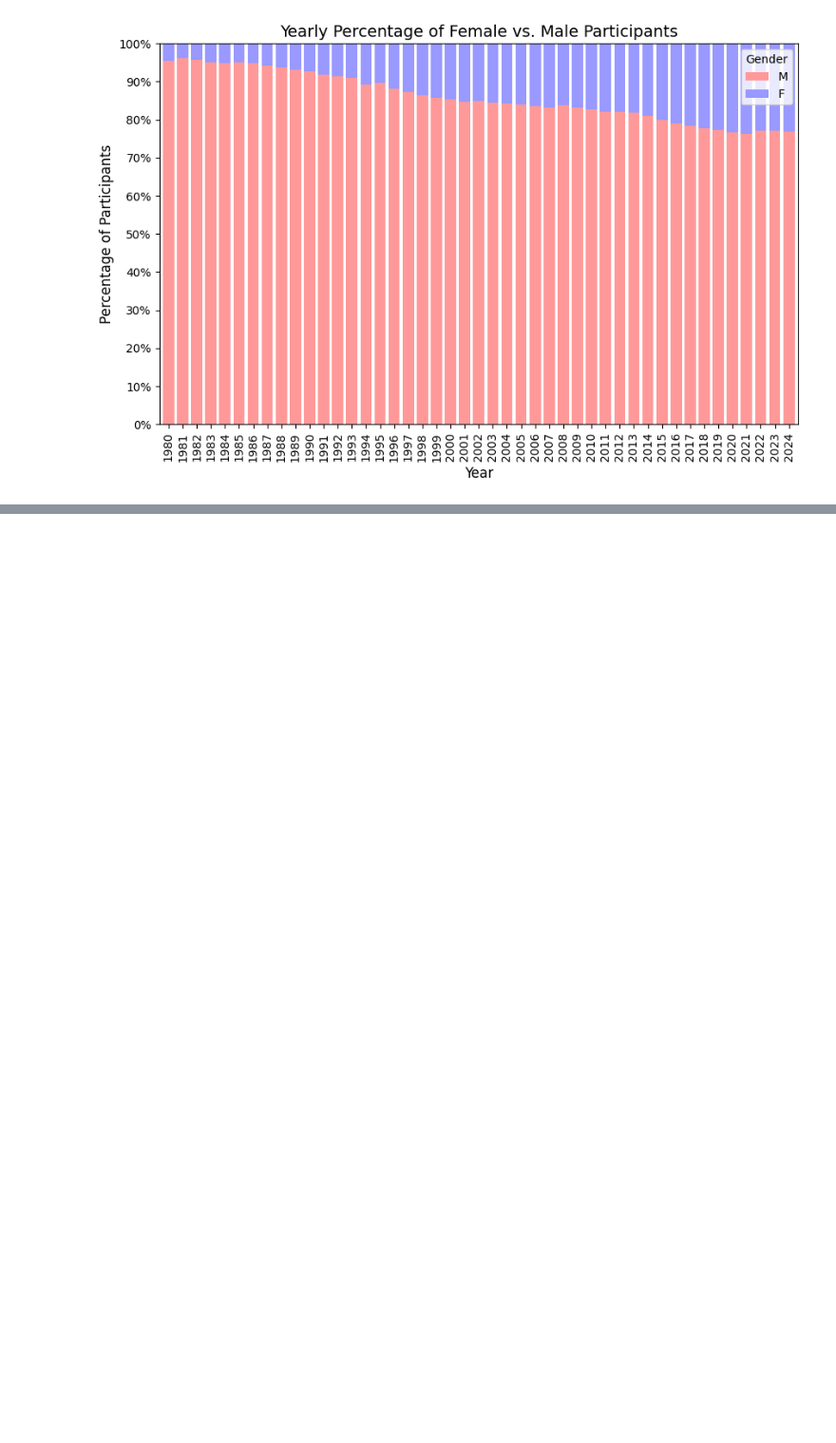
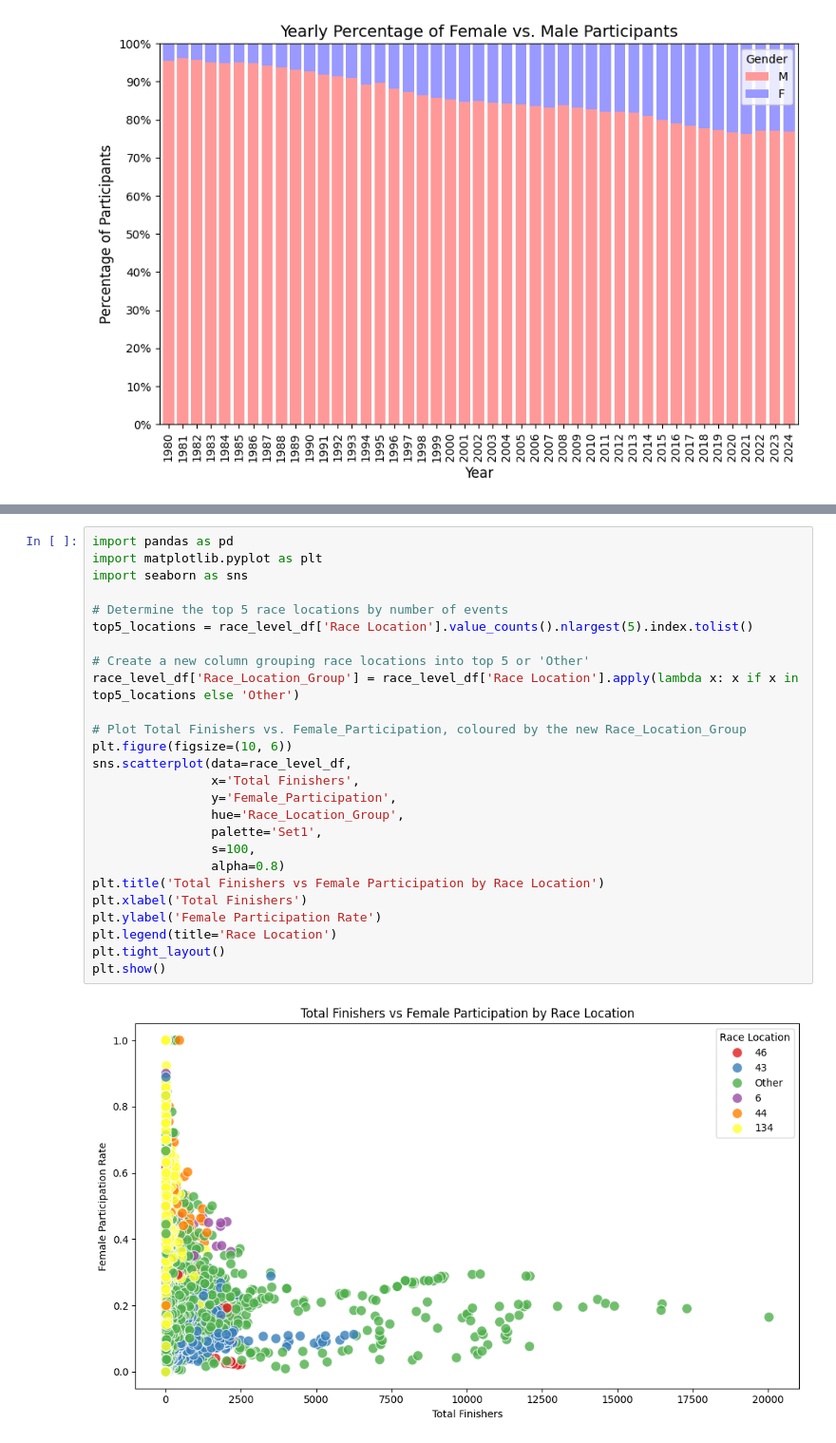
Before and after one commit to Dusoye/ultramarathon, a Jupyter notebook: scr/gender_analysis.ipynb, the cells around one changed output, grey strips where cells are left out. Shown at 95% size. Saved outputs shown, nothing was run; the diff lists cells and outputs as text; blank space fills up the shorter version.

```diff
--- a/scr/gender_analysis.ipynb
+++ b/scr/gender_analysis.ipynb
@@ -749,0 +345,28 @@ Passing `palette` without assigning `hue` is deprecated and will be removed in v
+# %%
+import pandas as pd
+import matplotlib.pyplot as plt
+import seaborn as sns
+
+# Determine the top 5 race locations by number of events
+top5_locations = race_level_df['Race Location'].value_counts().nlargest(5).index.tolist()
+
+# Create a new column grouping race locations into top 5 or 'Other'
+race_level_df['Race_Location_Group'] = race_level_df['Race Location'].apply(lambda x: x if x in top5_locations else 'Other')
+
+# Plot Total Finishers vs. Female_Participation, coloured by the new Race_Location_Group
+plt.figure(figsize=(10, 6))
+sns.scatterplot(data=race_level_df,
+                x='Total Finishers',
+                y='Female_Participation',
+                hue='Race_Location_Group',
+                palette='Set1',
+                s=100,
+                alpha=0.8)
+plt.title('Total Finishers vs Female Participation by Race Location')
+plt.xlabel('Total Finishers')
+plt.ylabel('Female Participation Rate')
+plt.legend(title='Race Location')
+plt.tight_layout()
+plt.show()
+# %% [output]
+[figure, added]
```
Also changed, not shown: parts of 16 cells of this notebook.
